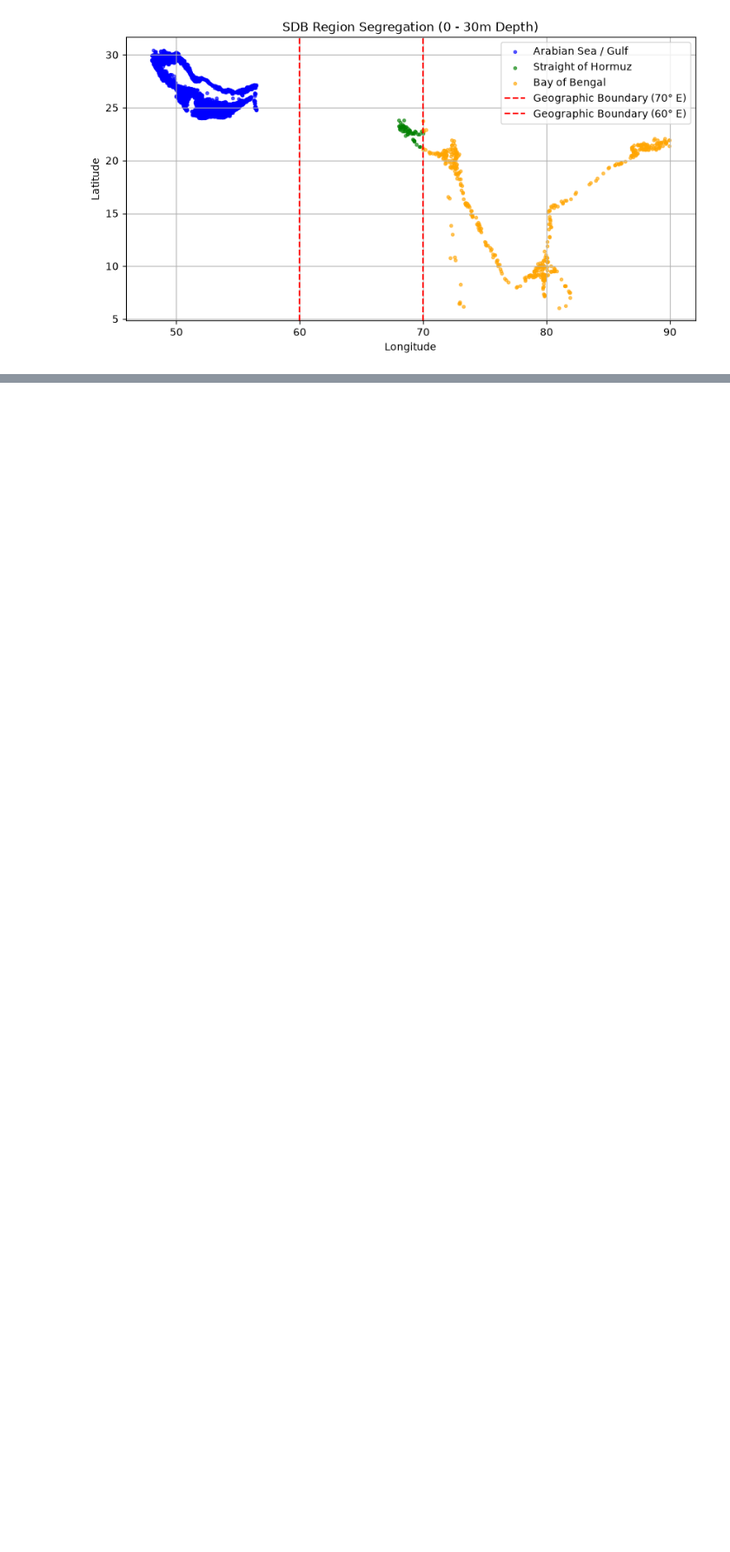
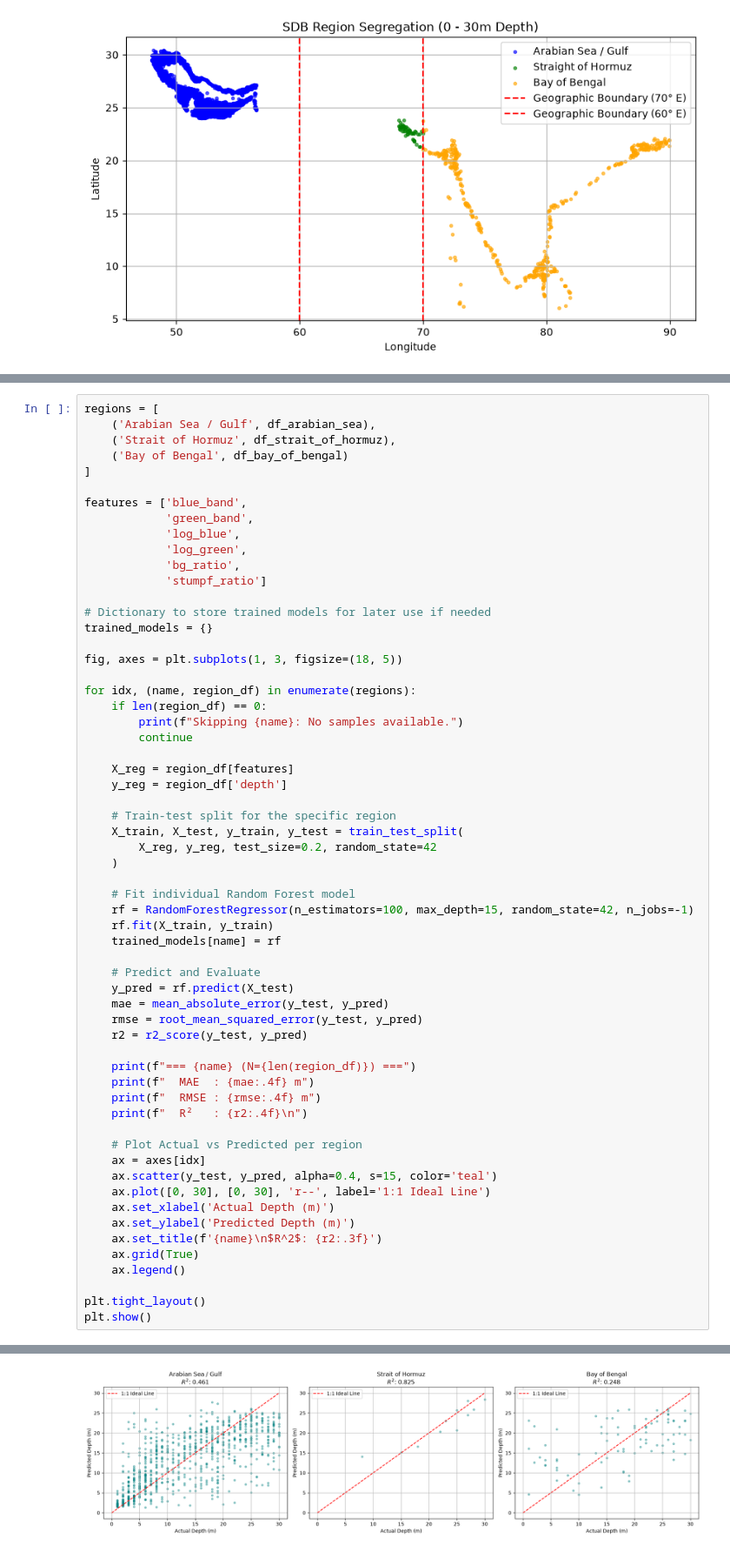
Before and after one commit to SpinoRexLegend/QDepth, a Jupyter notebook: Models/RandomForest.ipynb, the cells around one changed output, grey strips where cells are left out. Shown at 87% size. Drawn from its saved outputs; the diff is of its cells as text; blank space fills up the shorter version.

```diff
--- a/Models/RandomForest.ipynb
+++ b/Models/RandomForest.ipynb
@@ -100,0 +109,61 @@ R² Score: 0.4836 (Closer to 1.0 is better)
+# %%
+regions = [
+    ('Arabian Sea / Gulf', df_arabian_sea),
+    ('Strait of Hormuz', df_strait_of_hormuz),
+    ('Bay of Bengal', df_bay_of_bengal)
+]
+
+features = ['blue_band',
+            'green_band',
+            'log_blue',
+            'log_green',
+            'bg_ratio',
+            'stumpf_ratio']
+
+# Dictionary to store trained models for later use if needed
+trained_models = {}
+
+fig, axes = plt.subplots(1, 3, figsize=(18, 5))
+
+for idx, (name, region_df) in enumerate(regions):
+    if len(region_df) == 0:
+        print(f"Skipping {name}: No samples available.")
+        continue
+
+    X_reg = region_df[features]
+    y_reg = region_df['depth']
+
+    # Train-test split for the specific region
+    X_train, X_test, y_train, y_test = train_test_split(
+        X_reg, y_reg, test_size=0.2, random_state=42
+    )
+
+    # Fit individual Random Forest model
+    rf = RandomForestRegressor(n_estimators=100, max_depth=15, random_state=42, n_jobs=-1)
+    rf.fit(X_train, y_train)
+    trained_models[name] = rf
+
+    # Predict and Evaluate
+    y_pred = rf.predict(X_test)
+    mae = mean_absolute_error(y_test, y_pred)
+    rmse = root_mean_squared_error(y_test, y_pred)
+    r2 = r2_score(y_test, y_pred)
+
+    print(f"=== {name} (N={len(region_df)}) ===")
+    print(f"  MAE  : {mae:.4f} m")
+    print(f"  RMSE : {rmse:.4f} m")
+    print(f"  R²   : {r2:.4f}\n")
+
+    # Plot Actual vs Predicted per region
+    ax = axes[idx]
+    ax.scatter(y_test, y_pred, alpha=0.4, s=15, color='teal')
+    ax.plot([0, 30], [0, 30], 'r--', label='1:1 Ideal Line')
+    ax.set_xlabel('Actual Depth (m)')
+    ax.set_ylabel('Predicted Depth (m)')
+    ax.set_title(f'{name}\n$R^2$: {r2:.3f}')
+    ax.grid(True)
+    ax.legend()
+
+plt.tight_layout()
+plt.show()
+# %% [output]
@@ -100,0 +184 @@ R² Score: 0.4836 (Closer to 1.0 is better)
+[figure, added]
```
Also changed, not shown: parts of 8 cells of this notebook, 10 other files.
